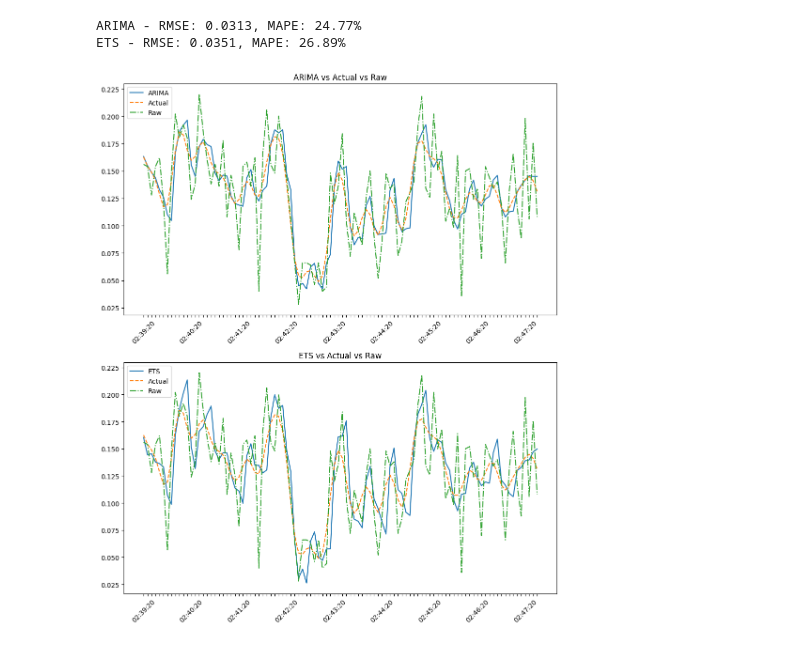
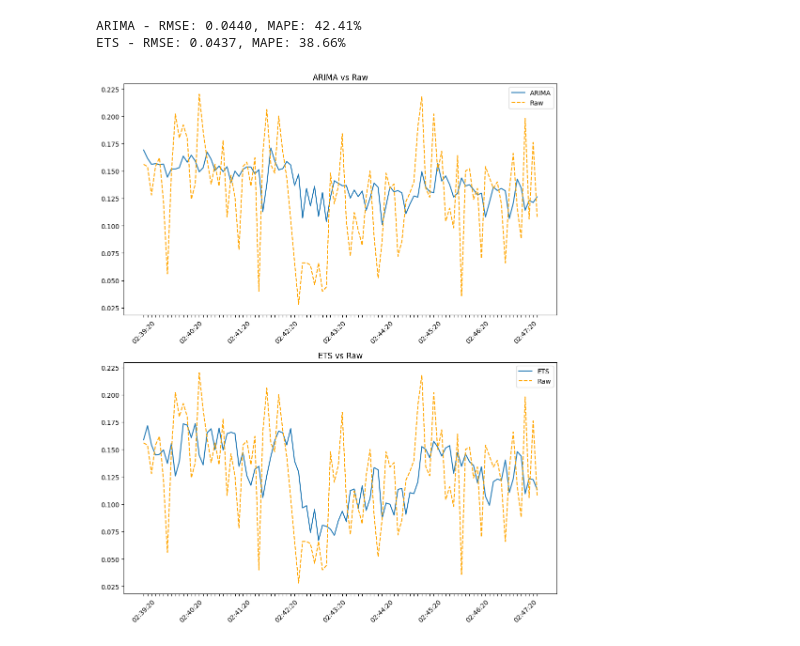
Before and after one commit to meng-rcis/rcie-system-metrics-prediction, a Jupyter notebook: models/features/evaluation/meta.observation.ipynb, the cells around one changed output. Saved outputs shown, nothing was run; the diff lists cells and outputs as text; code cells hidden in the pictures.

Commit message:
update plot graph

```diff
--- a/models/features/evaluation/meta.observation.ipynb
+++ b/models/features/evaluation/meta.observation.ipynb
@@ -9,7 +9,8 @@ def compute_rmse(actual, predicted):
 def compute_mape(actual, predicted):
     return 100 * np.mean(np.abs((actual - predicted) / actual))
 # %%
-IS_FILTERED = True
+# Define the data file
+IS_FILTERED = False
 
 # Import the data
 datafile = 'meta_df_filtered.csv' if IS_FILTERED else 'meta_df.csv'
@@ -29,49 +30,43 @@ for column in df.columns:
         rmse = compute_rmse(actual, df[column])
         mape = compute_mape(actual, df[column])
         print(f"{column} - RMSE: {rmse:.4f}, MAPE: {mape:.2f}%")
-
-# With butter low-pass filter
-# ARIMA - RMSE: 0.0313, MAPE: 24.77%
-# ETS - RMSE: 0.0351, MAPE: 26.89%
-
-# Without butter low-pass filter
-# ARIMA - RMSE: 0.0440, MAPE: 42.41%
-# ETS - RMSE: 0.0437, MAPE: 38.66%
 # %% [output]
-ARIMA - RMSE: 0.0313, MAPE: 24.77%
-ETS - RMSE: 0.0351, MAPE: 26.89%
+ARIMA - RMSE: 0.0440, MAPE: 42.41%
+ETS - RMSE: 0.0437, MAPE: 38.66%
 # %%
 # Plot the data
 fig, axes = plt.subplots(
     nrows=len(df.columns) - len(IGNORED_COLS),
     figsize=(10, 6 * (len(df.columns) - len(IGNORED_COLS)))
     )
 
 ax_idx = 0  # Separate index for accessing axes
 
 for column in df.columns:
     if column not in IGNORED_COLS:
-        axes[ax_idx].plot(df['FormattedTime'], df[column], label=column)
-        axes[ax_idx].plot(df['FormattedTime'], df['Actual'], label='Actual', linestyle='--')
-        if IS_FILTERED: axes[ax_idx].plot(df['FormattedTime'], df['Raw'], label='Raw', linestyle='-.')  # Added this line to plot the Raw values
+        actual_label = 'Reduced Noise' if IS_FILTERED else 'Raw'
+        actual_color = 'green' if IS_FILTERED else 'orange'
+        axes[ax_idx].plot(df['FormattedTime'], df[column], label=column, color='blue')
+        axes[ax_idx].plot(df['FormattedTime'], df['Actual'], label=actual_label, linestyle='--', color=actual_color)
+        if IS_FILTERED: axes[ax_idx].plot(df['FormattedTime'], df['Raw'], label='Raw', linestyle='-.', color='orange')  # Added this line to plot the Raw values
 
         # Sparse Tick Labels logic
         n = 12  # Display every n-th label
         for index, label in enumerate(axes[ax_idx].xaxis.get_ticklabels()):
             if index % n != 0:
                 label.set_visible(False)
 
         # Rotate the visible x-axis labels
         axes[ax_idx].tick_params(axis='x', rotation=45)
 
         axes[ax_idx].legend()
         # axes[ax_idx].grid(True) # Uncomment this line to show grid lines
-        title = f'{column} vs Actual'
-        if IS_FILTERED: title += ' vs Raw'
+        title = f'{column} vs Raw'
+        if IS_FILTERED: title += ' vs Reduced Noise'
         axes[ax_idx].set_title(title)
         ax_idx += 1  # Increment ax_idx
 
 plt.tight_layout()
 plt.show()
 # %% [output]
-[figure, old version]
+[figure, new version]
```
